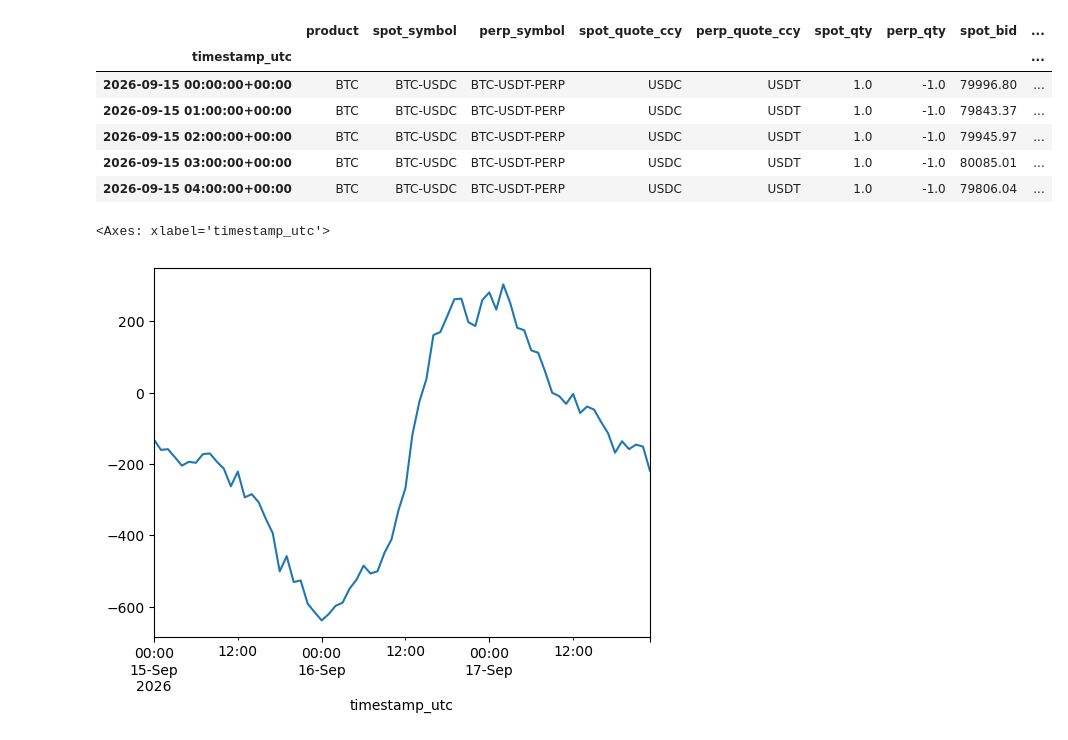
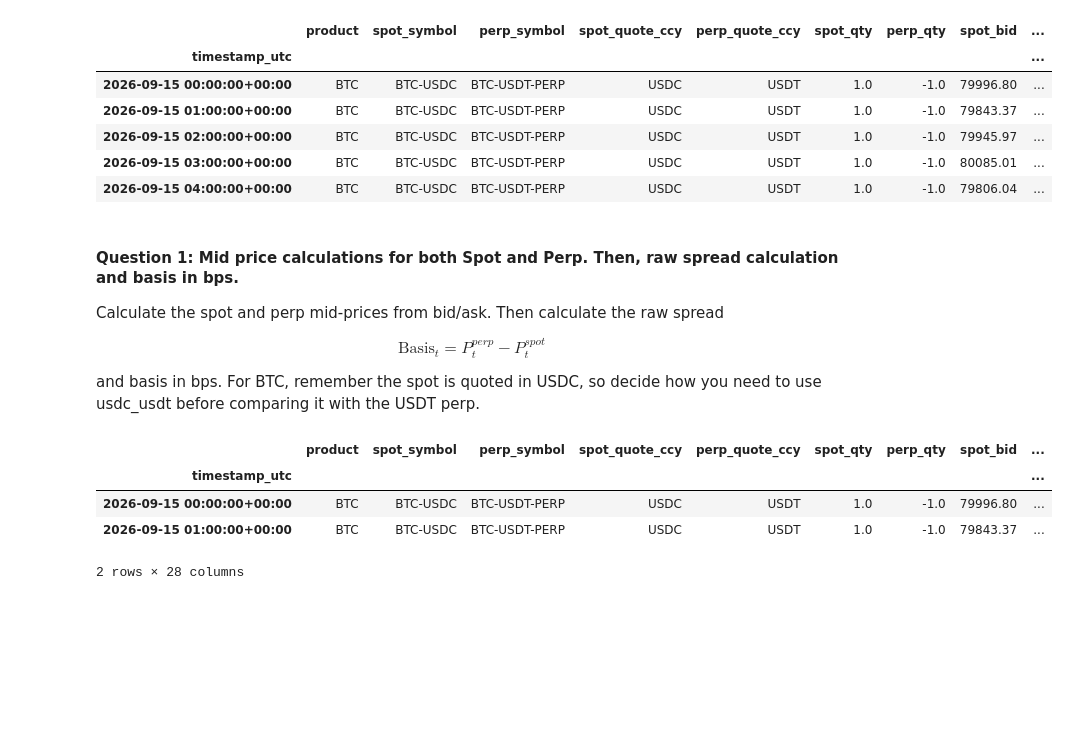
Before and after one commit to aliquid-novi/crypto_research, a Jupyter notebook: Funding Rate Study.ipynb, the cells around one changed output. Cells and saved outputs as stored; diff of their text form; code cells hidden in the pictures; blank space fills up the shorter version.

```diff
--- a/Funding Rate Study.ipynb
+++ b/Funding Rate Study.ipynb
@@ -24,9 +28,23 @@ df_btc.head()
+# %% [markdown]
+#### Question 1: Mid price calculations for both Spot and Perp. Then, raw spread calculation and basis in bps.
+
+Calculate the spot and perp mid-prices from bid/ask. Then calculate the raw spread
+
+$$ \text{Basis}_t=P^{perp}_t-P^{spot}_t $$
+
+and basis in bps. For BTC, remember the spot is quoted in USDC, so decide how you need to use usdc_usdt before comparing it with the USDT perp.
 # %%
 df_btc['Spot_Mid'] = (df_btc['spot_ask'] + df_btc['spot_bid']) / 2
 df_btc['Perp_Mid'] = (df_btc['perp_ask'] + df_btc['perp_bid']) / 2
-df_btc['Basis'] = df_btc['Spot_Mid'] - df_btc['Perp_Mid']
 df_btc['BasisInBPS'] = (df_btc['Basis'] / ((df_btc['Spot_Mid'] + df_btc['Perp_Mid']) / 2) ) * 10_000
-df_btc['Basis'].plot()
+df_btc['Spot_Mid_USDT_Terms'] = df_btc['Spot_Mid'] * df_btc['usdc_usdt'] # Since Spot is in USDC terms, we need to see how much it would be worth in terms of USDT, so we multiply.
+df_btc['Perp_Mid_USDC_Terms'] = df_btc['Perp_Mid'] / df_btc['usdc_usdt'] # Logic above, but vice versa
+df_btc['USDT_Basis'] = df_btc['Perp_Mid'] - df_btc['Spot_Mid_USDT_Terms']
+df_btc['USDC_Basis'] = df_btc['Perp_Mid_USDC_Terms'] - df_btc['Spot_Mid']
+df_btc.head(2)
 # %% [output]
+|  | product | spot_symbol | perp_symbol | spot_quote_ccy | perp_quote_ccy | spot_qty | perp_qty | spot_bid | ... |
+| timestamp_utc |  |  |  |  |  |  |  |  | ... |
+| 2026-09-15 00:00:00+00:00 | BTC | BTC-USDC | BTC-USDT-PERP | USDC | USDT | 1.0 | -1.0 | 79996.80 | ... |
+| 2026-09-15 01:00:00+00:00 | BTC | BTC-USDC | BTC-USDT-PERP | USDC | USDT | 1.0 | -1.0 | 79843.37 | ... |
-<Axes: xlabel='timestamp_utc'>
+2 rows × 28 columns
-[figure, removed]
```
Also changed, not shown: parts of 7 cells of this notebook.
